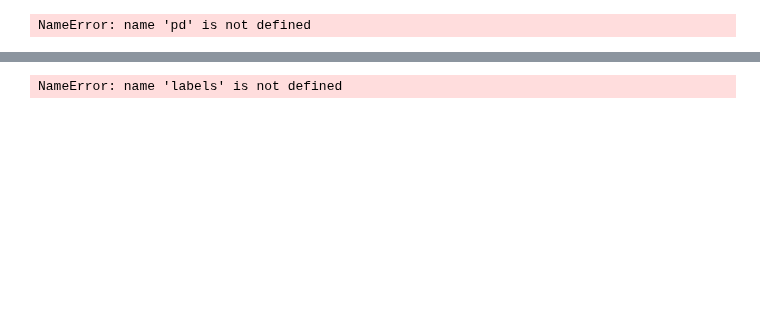
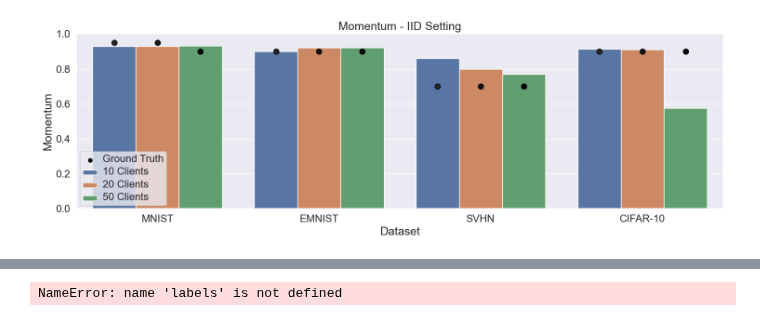
Before and after one commit to sinemsav/hyperparams, a Jupyter notebook: IID_setting/IID_res.ipynb, the cells around one changed output, grey strips where cells are left out. Saved outputs shown, nothing was run; the diff lists cells and outputs as text; code cells hidden in the pictures; blank space fills up the shorter version.

```diff
--- a/IID_setting/IID_res.ipynb
+++ b/IID_setting/IID_res.ipynb
@@ -93,8 +93,8 @@ plot_barplot(df, title="Learning Rate - IID Setting", saveFig=True, hue=hue,para
 # %%
 df = get_data()
-hue = ['Centralized','10 Clients', '20 Clients', '50 Clients']
+hue = ['10 Clients', '20 Clients', '50 Clients']
 plot_barplot(df, title="Momentum - IID Setting", saveFig=True, hue=hue,param="Momentum",param_ann="mom", gt="gt_mom")
 # %% [output]
-NameError: name 'pd' is not defined
+[figure, added]
 # %%
 df = get_data()
```
Also changed, not shown: parts of 4 cells of this notebook, 4 other files.
